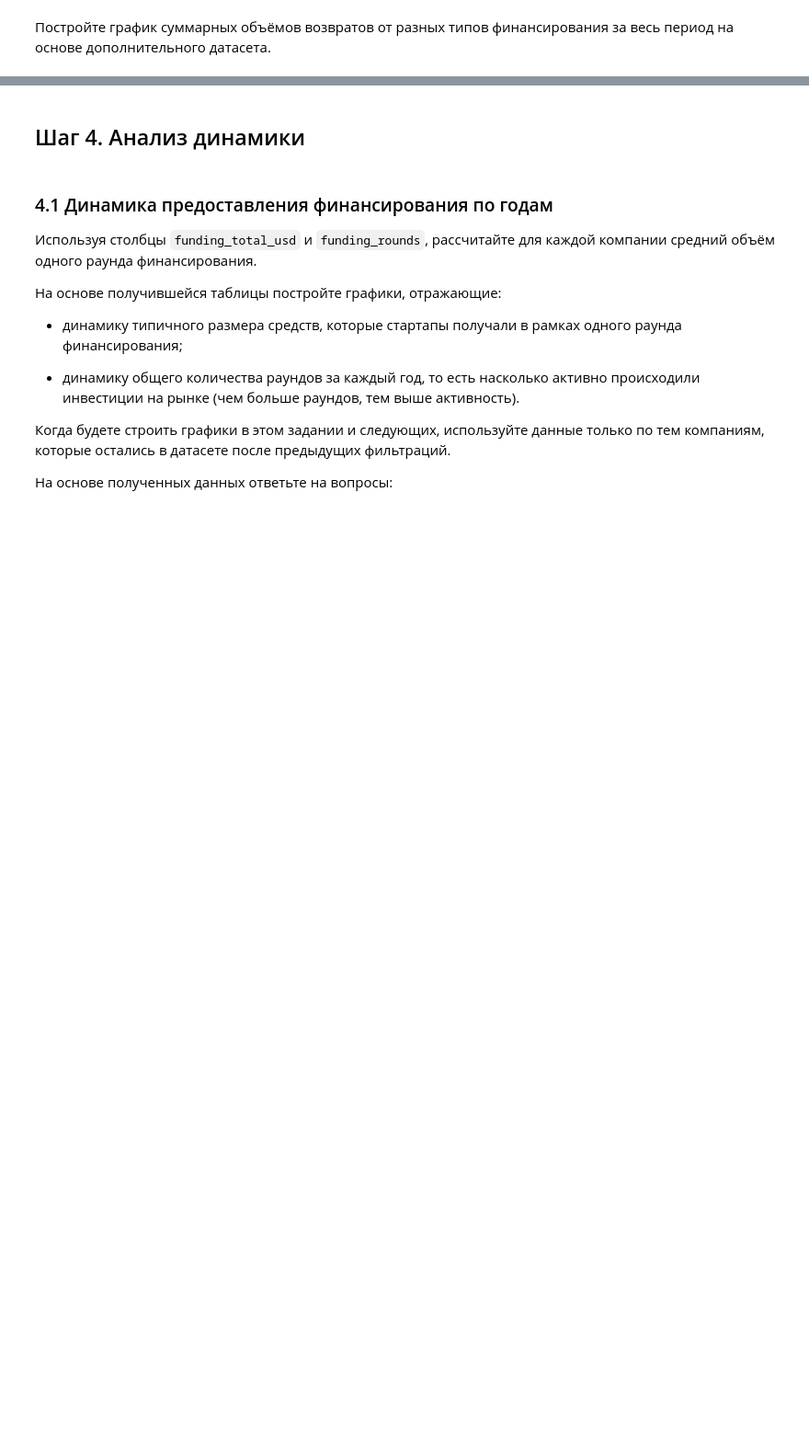
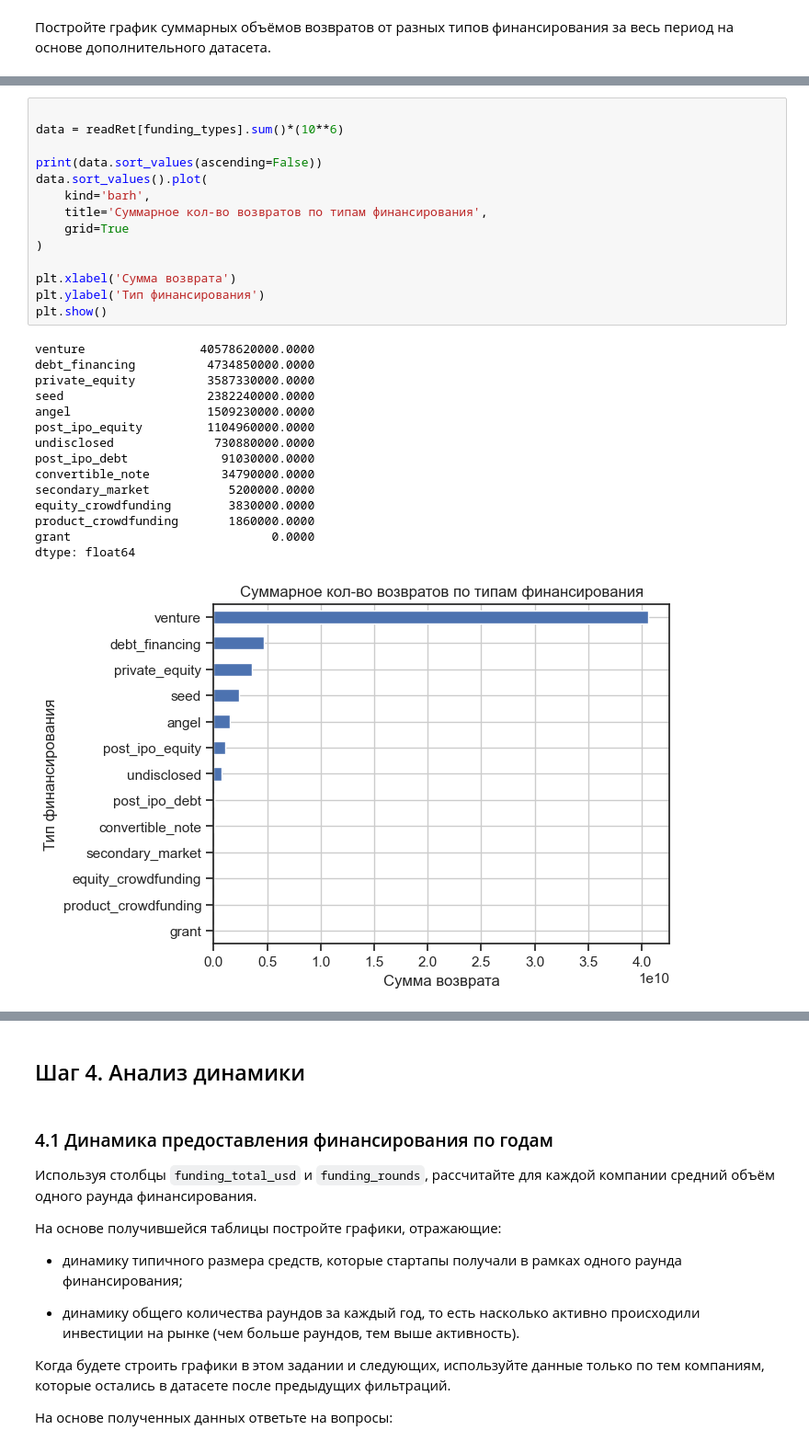
Before and after one commit to CAH0/startup-funding-analysis, a Jupyter notebook: startup_funding_analysis.ipynb, the cells around one changed output, grey strips where cells are left out. Shown at 92% size. Drawn from its saved outputs; the diff is of its cells as text; blank space fills up the shorter version.

```diff
--- a/startup_funding_analysis.ipynb
+++ b/startup_funding_analysis.ipynb
@@ -858,6 +860,36 @@ product_crowdfunding      809913.5915
 seed                      737346.9033
 equity_crowdfunding       473107.1702
 dtype: float64
+# %%
+
+data = readRet[funding_types].sum()*(10**6)
+
+print(data.sort_values(ascending=False))
+data.sort_values().plot(
+    kind='barh',
+    title='Суммарное кол-во возвратов по типам финансирования',
+    grid=True
+)
+
+plt.xlabel('Сумма возврата')
+plt.ylabel('Тип финансирования')
+plt.show()
+# %% [output]
+venture                40578620000.0000
+debt_financing          4734850000.0000
+private_equity          3587330000.0000
+seed                    2382240000.0000
+angel                   1509230000.0000
+post_ipo_equity         1104960000.0000
+undisclosed              730880000.0000
+post_ipo_debt             91030000.0000
+convertible_note          34790000.0000
+secondary_market           5200000.0000
+equity_crowdfunding        3830000.0000
+product_crowdfunding       1860000.0000
+grant                            0.0000
+dtype: float64
+[figure, added]
 # %% [markdown]
 ### Итоговый вывод по типам финансирования
 
```
Also changed, not shown: parts of 14 cells of this notebook.
